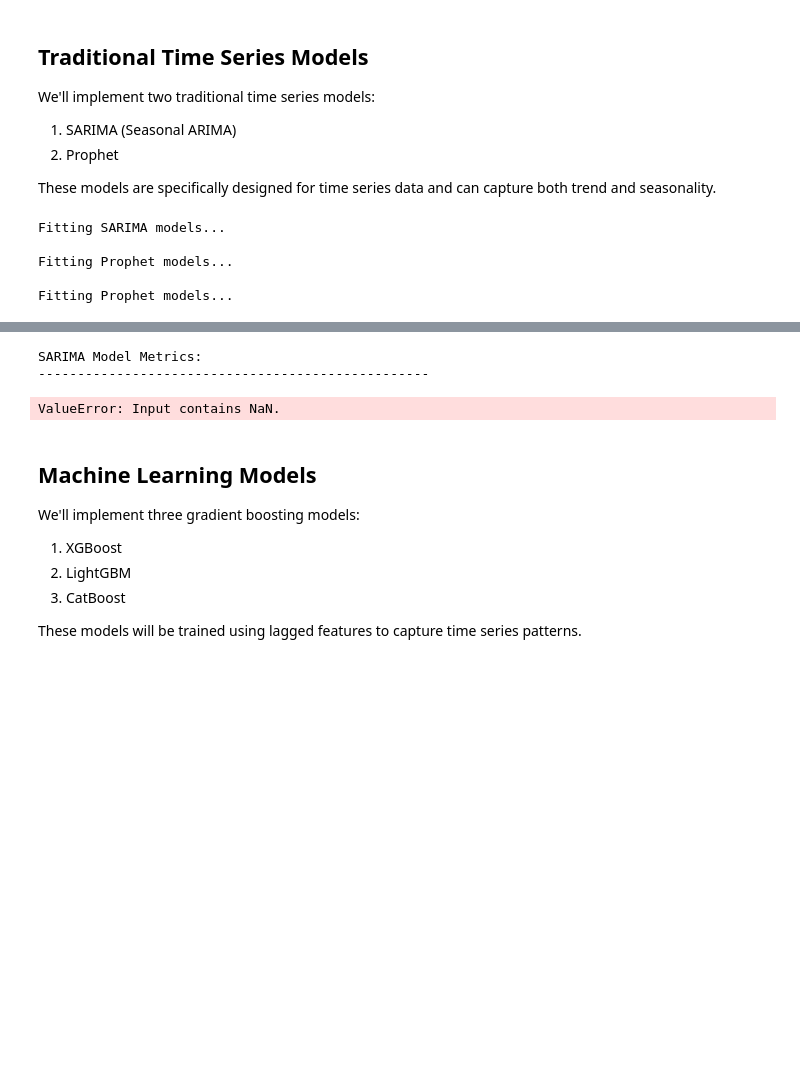
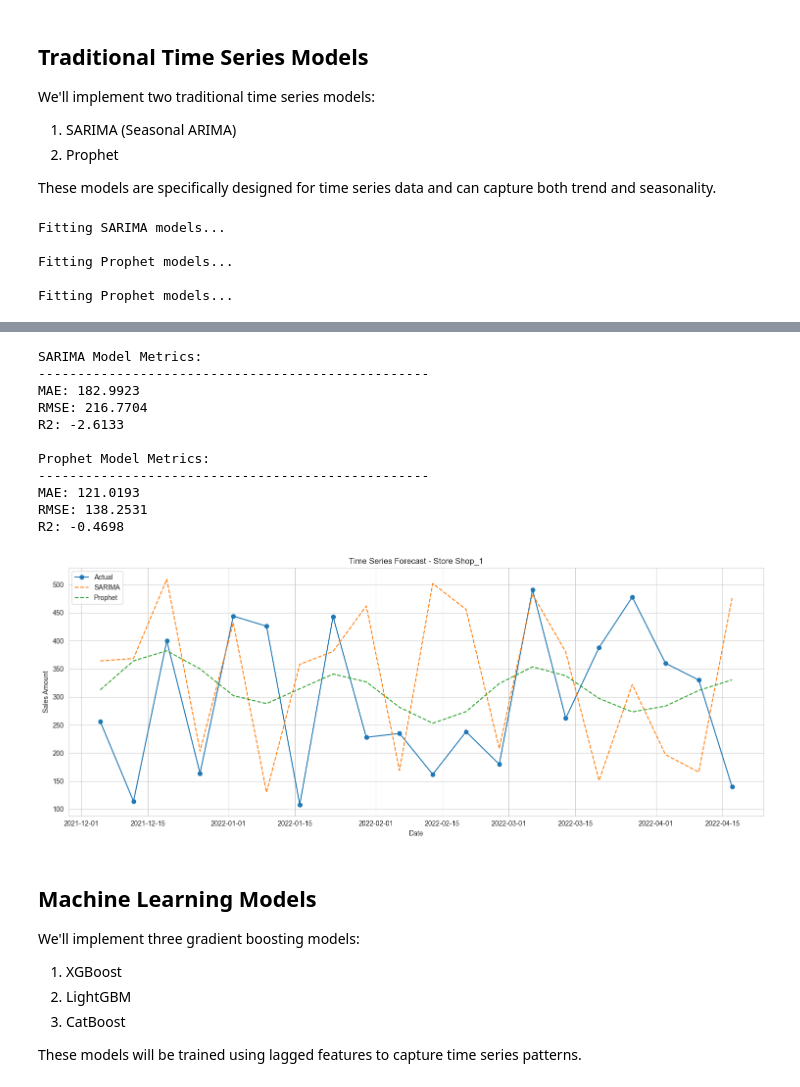
Before and after one commit to Kate-Maina/Group-2-Capstone-Project, a Jupyter notebook: index.ipynb, the cells around one changed output, grey strips where cells are left out. Saved outputs shown, nothing was run; the diff lists cells and outputs as text; code cells hidden in the pictures; blank space fills up the shorter version.

Commit message:
Updated models implementation and recommendation

```diff
--- a/index.ipynb
+++ b/index.ipynb
@@ -1285,7 +1285,8 @@ import matplotlib.pyplot as plt
 from statsmodels.tsa.statespace.sarimax import SARIMAX
 from prophet import Prophet
 from sklearn.metrics import mean_absolute_error, mean_squared_error, r2_score
-
+import warnings
+warnings.filterwarnings('ignore')
 
 # -------------------------------
 # Metrics function
@@ -1296,7 +1297,6 @@ def calculate_metrics(y_true, y_pred):
     r2 = r2_score(y_true, y_pred)
     return {"MAE": mae, "RMSE": rmse, "R2": r2}
 
-
 # -------------------------------
 # SARIMAX Model (manual order)
 # -------------------------------
@@ -1305,7 +1305,6 @@ def fit_sarima(train, test):
 
     for store in train.columns:
         try:
-            # You can tune (p,d,q)(P,D,Q,s) manually
             model = SARIMAX(train[store],
                             order=(1,1,1),
                             seasonal_order=(1,1,1,52),
@@ -1316,10 +1315,11 @@ def fit_sarima(train, test):
             predictions[store] = forecast.values
         except Exception as e:
             print(f"SARIMA failed for {store}: {e}")
-            predictions[store] = np.nan
+            predictions[store] = np.nan  # Will fill later
 
+    # Fill any NaNs using forward fill, then backfill zeros if still NaN
+    predictions = predictions.fillna(method='ffill').fillna(0)
     return predictions
-
 
 # -------------------------------
 # Prophet Model
@@ -1329,12 +1329,7 @@ def fit_prophet(train, test):
 
     for store in train.columns:
         try:
-            # Prepare data for Prophet
-            df_prophet = pd.DataFrame({
-                'ds': train.index,
-                'y': train[store].values
-            })
-
+            df_prophet = pd.DataFrame({'ds': train.index, 'y': train[store].values})
             model = Prophet(weekly_seasonality=True, yearly_seasonality=True)
             model.fit(df_prophet)
 
@@ -1343,22 +1338,30 @@ def fit_prophet(train, test):
             predictions[store] = forecast['yhat'].values
         except Exception as e:
             print(f"Prophet failed for {store}: {e}")
-            predictions[store] = np.nan
+            predictions[store] = np.nan  # Will fill later
 
+    # Fill any NaNs
+    predictions = predictions.fillna(method='ffill').fillna(0)
     return predictions
-
 
 # -------------------------------
 # Example Usage
 # -------------------------------
-# Assuming you already have train_data and test_data defined
-# train_data, test_data = ...
 
 print("Fitting SARIMA models...")
 sarima_predictions = fit_sarima(train_data, test_data)
 
 print("\nFitting Prophet models...")
 prophet_predictions = fit_prophet(train_data, test_data)
+
+# -------------------------------
+# Fill any remaining NaNs in predictions with last value from training data
+# -------------------------------
+for store in test_data.columns:
+    if sarima_predictions[store].isna().any():
+        sarima_predictions[store].fillna(train_data[store].iloc[-1], inplace=True)
+    if prophet_predictions[store].isna().any():
+        prophet_predictions[store].fillna(train_data[store].iloc[-1], inplace=True)
 
 # -------------------------------
 # Metrics
@@ -1422,6 +1415,15 @@ Fitting Prophet models...
 SARIMA Model Metrics:
 --------------------------------------------------
+MAE: 182.9923
+RMSE: 216.7704
+R2: -2.6133
+
+Prophet Model Metrics:
+--------------------------------------------------
+MAE: 121.0193
+RMSE: 138.2531
+R2: -0.4698
-ValueError: Input contains NaN.
+[figure, added]
 # %% [markdown]
 ## Machine Learning Models
 
```
Also changed, not shown: parts of 21 cells of this notebook.
